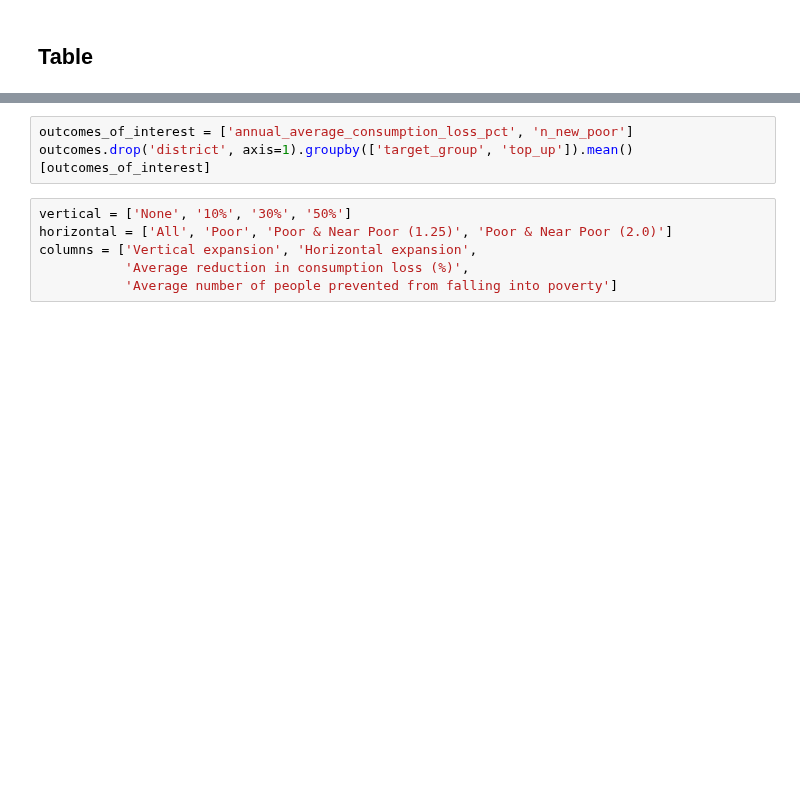
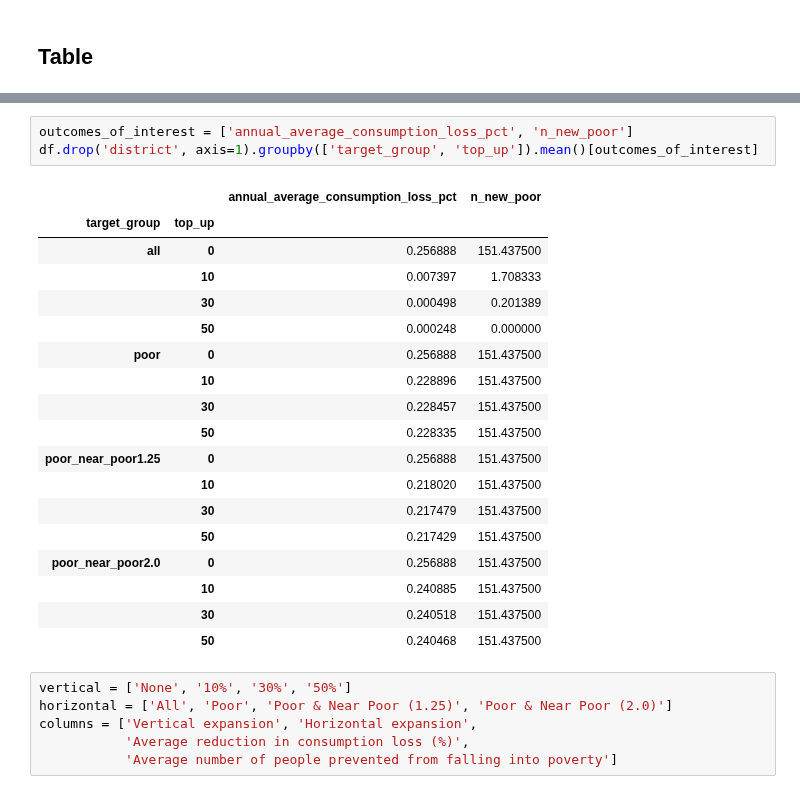
Before and after one commit to mikhailsirenko/unbreakable, a Jupyter notebook: notebooks/policy_analysis.ipynb, the cells around one changed output, grey strips where cells are left out. Cells and saved outputs as stored; diff of their text form; blank space fills up the shorter version.

```diff
--- a/notebooks/policy_analysis.ipynb
+++ b/notebooks/policy_analysis.ipynb
@@ -94,6 +119,25 @@ outcomes.groupby(['district', 'target_group', 'top_up']).mean()[outcomes_of_inte
 # %%
 outcomes_of_interest = ['annual_average_consumption_loss_pct', 'n_new_poor']
-outcomes.drop('district', axis=1).groupby(['target_group', 'top_up']).mean()[outcomes_of_interest]
+df.drop('district', axis=1).groupby(['target_group', 'top_up']).mean()[outcomes_of_interest]
+# %% [output]
+|  |  | annual_average_consumption_loss_pct | n_new_poor |
+| target_group | top_up |  |  |
+| all | 0 | 0.256888 | 151.437500 |
+|  | 10 | 0.007397 | 1.708333 |
+|  | 30 | 0.000498 | 0.201389 |
+|  | 50 | 0.000248 | 0.000000 |
+| poor | 0 | 0.256888 | 151.437500 |
+|  | 10 | 0.228896 | 151.437500 |
+|  | 30 | 0.228457 | 151.437500 |
+|  | 50 | 0.228335 | 151.437500 |
+| poor_near_poor1.25 | 0 | 0.256888 | 151.437500 |
+|  | 10 | 0.218020 | 151.437500 |
+|  | 30 | 0.217479 | 151.437500 |
+|  | 50 | 0.217429 | 151.437500 |
+| poor_near_poor2.0 | 0 | 0.256888 | 151.437500 |
+|  | 10 | 0.240885 | 151.437500 |
+|  | 30 | 0.240518 | 151.437500 |
+|  | 50 | 0.240468 | 151.437500 |
 # %%
 vertical = ['None', '10%', '30%', '50%']
 horizontal = ['All', 'Poor', 'Poor & Near Poor (1.25)', 'Poor & Near Poor (2.0)']
```
Also changed, not shown: parts of 6 cells of this notebook.
